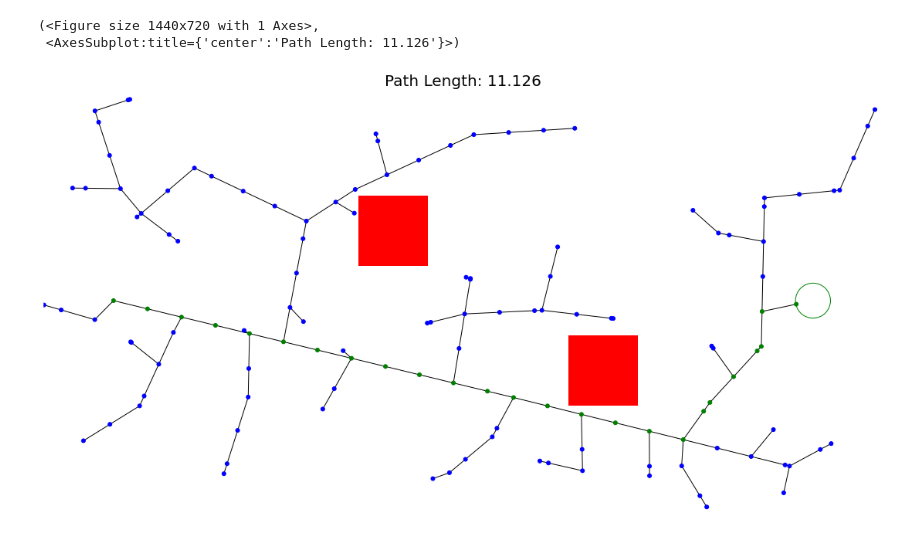
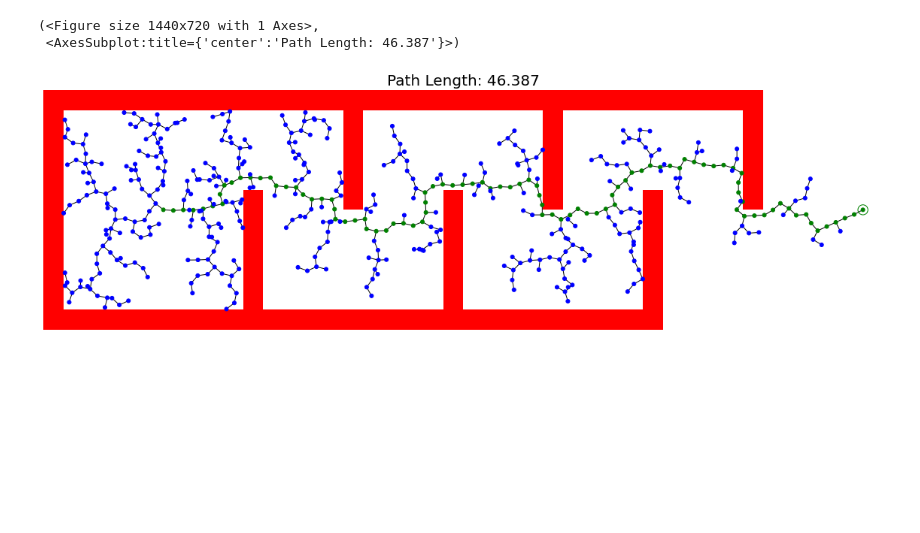
Before and after one commit to WhiffleFish/ASEN5519, a Jupyter notebook: HW4/P3Demo.ipynb, the cells around one changed output. Drawn from its saved outputs; the diff is of its cells as text; code cells hidden in the pictures; blank space fills up the shorter version.

```diff
--- a/HW4/P3Demo.ipynb
+++ b/HW4/P3Demo.ipynb
@@ -3,8 +19,8 @@
 # %%
-RRT = RRTSolver(*load_env('A'), pgoal=0.05, eps=0.25, max_iter=5000, step_size=0.5)
+RRT = RRTSolver(*load_env('B2'), pgoal=0.05)
 RRT.search()
 RRT.plot(path_only=False)
 # %% [output]
 (<Figure size 1440x720 with 1 Axes>,
- <AxesSubplot:title={'center':'Path Length: 11.126'}>)
+ <AxesSubplot:title={'center':'Path Length: 46.387'}>)
-[figure, old version]
+[figure, new version]
```
Also changed, not shown: parts of 4 cells of this notebook, 5 other files.
